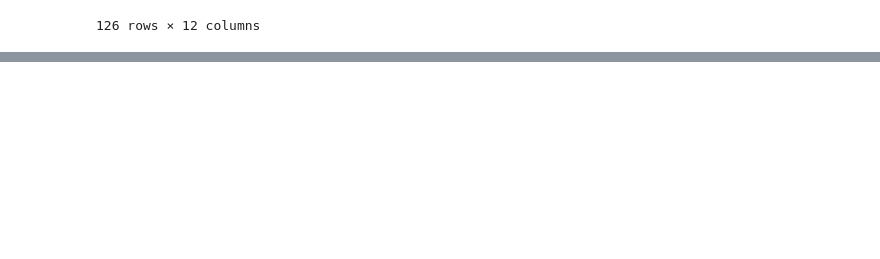
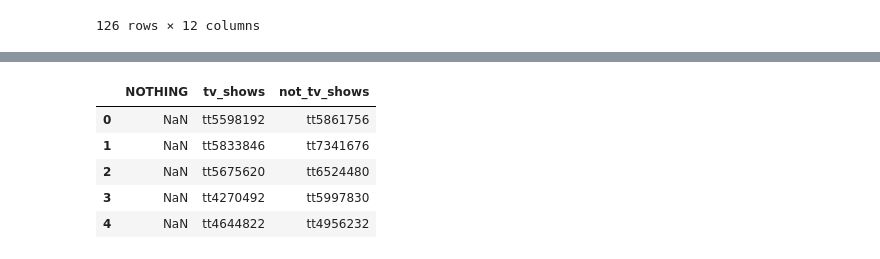
Before and after one commit to MagicMilly/women-in-film-analysis-dashboard, a Jupyter notebook: more_data_munging_useful.ipynb, the cells around one changed output, grey strips where cells are left out. Saved outputs shown, nothing was run; the diff lists cells and outputs as text; code cells hidden in the pictures; blank space fills up the shorter version.

```diff
--- a/more_data_munging_useful.ipynb
+++ b/more_data_munging_useful.ipynb
@@ -2093,0 +2106,10 @@ bechdel_bad_ids
+# %%
+bad_ids = pd.read_csv('my_data/api_detective_work.csv')
+bad_ids.head()
+# %% [output]
+|  | NOTHING | tv_shows | not_tv_shows |
+| 0 | NaN | tt5598192 | tt5861756 |
+| 1 | NaN | tt5833846 | tt7341676 |
+| 2 | NaN | tt5675620 | tt6524480 |
+| 3 | NaN | tt4270492 | tt5997830 |
+| 4 | NaN | tt4644822 | tt4956232 |
```
Also changed, not shown: parts of 16 cells of this notebook.
